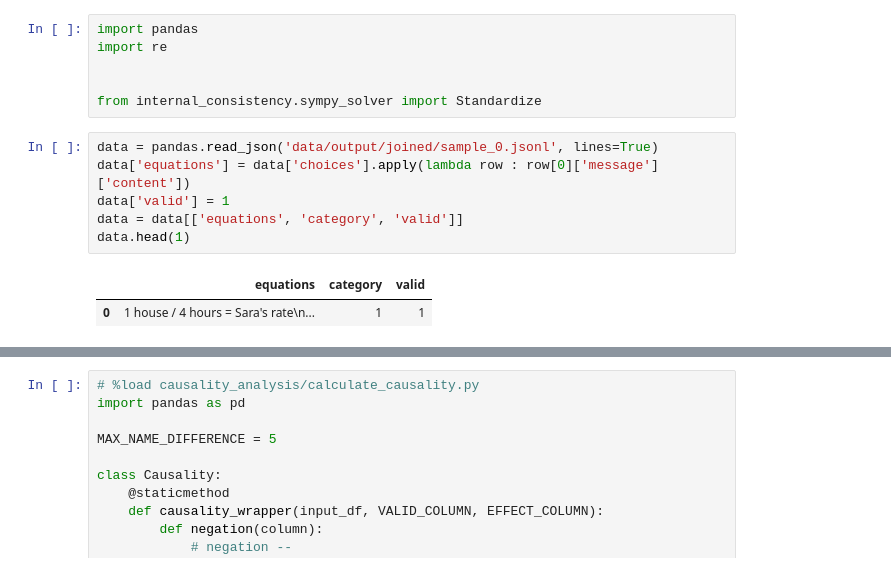
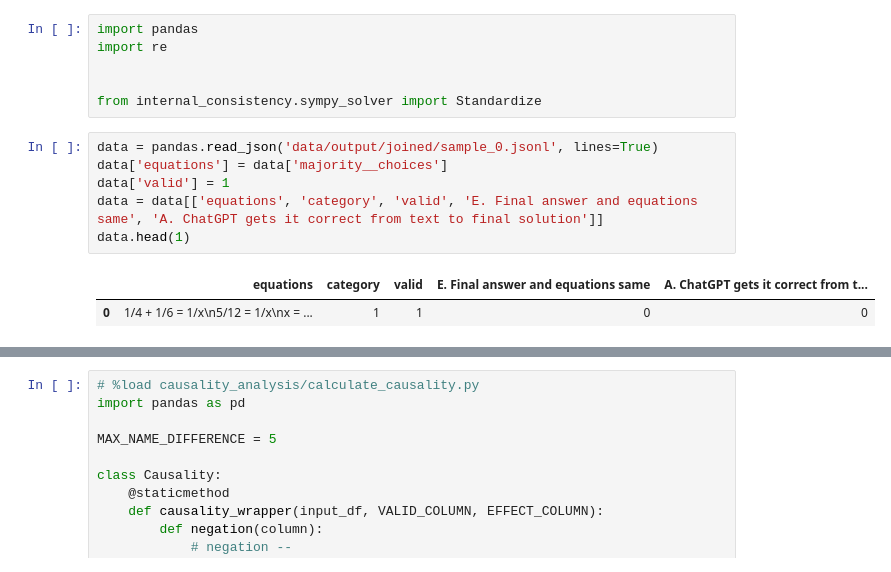
Before and after one commit to hwelsters/internal-consistency, a Jupyter notebook: 06-03-2023/causality.ipynb, the cells around one changed output, grey strips where cells are left out. Drawn from its saved outputs; the diff is of its cells as text.

Commit message:
feat:causality per category

```diff
--- a/06-03-2023/causality.ipynb
+++ b/06-03-2023/causality.ipynb
@@ -6,13 +6,13 @@ import re
 from internal_consistency.sympy_solver import Standardize
 # %%
 data = pandas.read_json('data/output/joined/sample_0.jsonl', lines=True)
-data['equations'] = data['choices'].apply(lambda row : row[0]['message']['content'])
+data['equations'] = data['majority__choices']
 data['valid'] = 1
-data = data[['equations', 'category', 'valid']]
+data = data[['equations', 'category', 'valid', 'E. Final answer and equations same', 'A. ChatGPT gets it correct from text to final solution']]
 data.head(1)
 # %% [output]
-|  | equations | category | valid |
-| 0 | 1 house / 4 hours = Sara's rate\n... | 1 | 1 |
+|  | equations | category | valid | E. Final answer and equations same | A. ChatGPT gets it correct from t... |
+| 0 | 1/4 + 1/6 = 1/x\n5/12 = 1/x\nx = ... | 1 | 1 | 0 | 0 |
 # %%
 def generate_geq(row, column_name):
     for i in range(row[column_name]):
```
Also changed, not shown: parts of 3 cells of this notebook, 42 other files.
